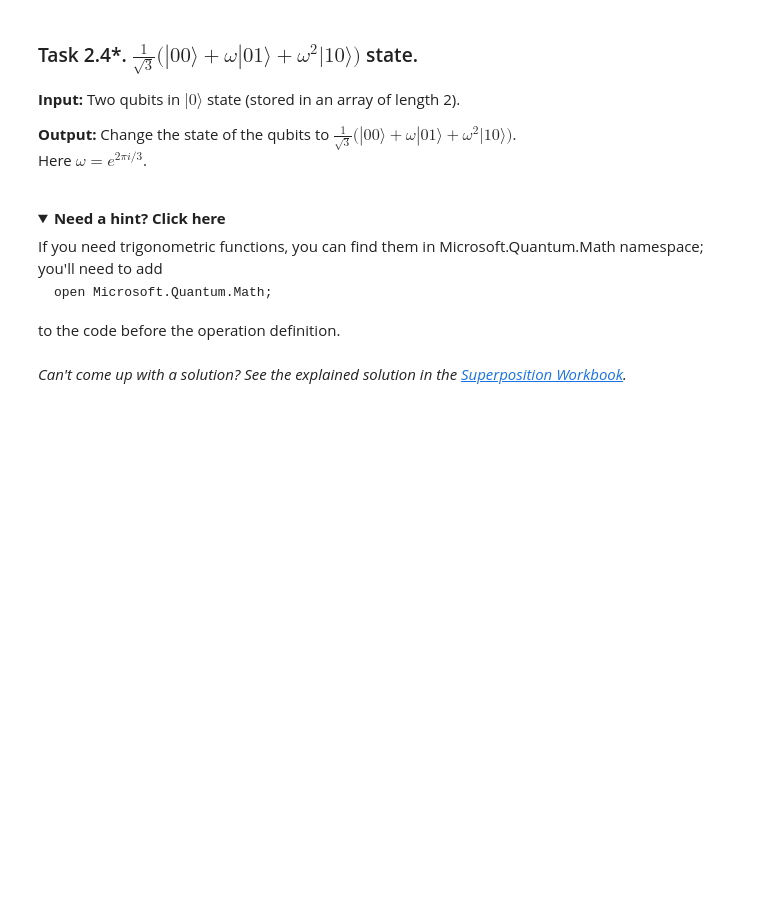
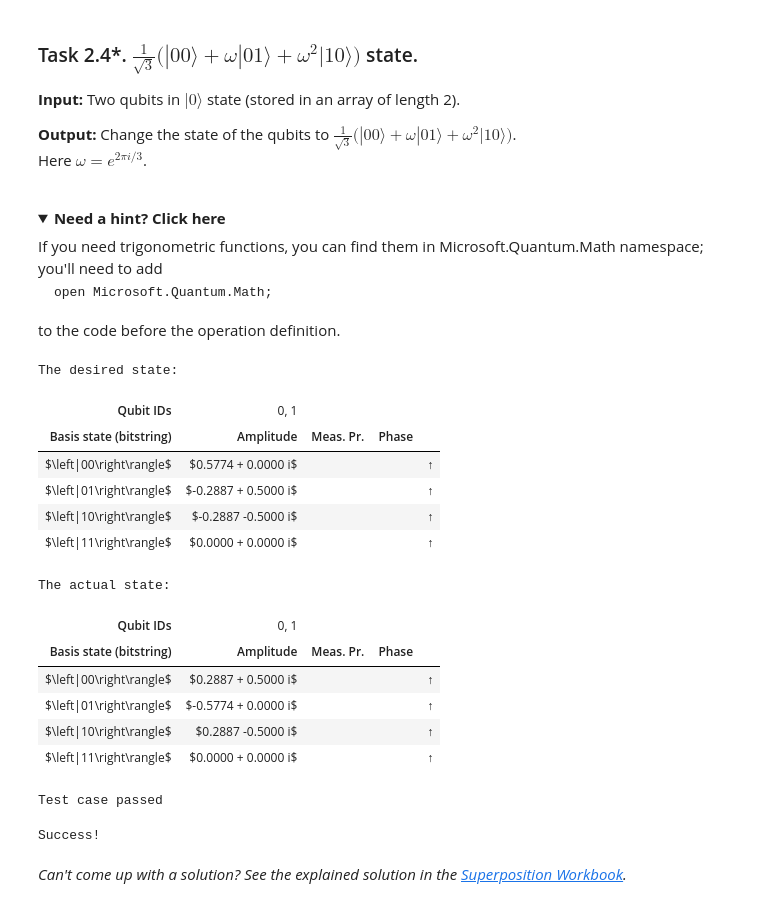
Before and after one commit to ToCkie/QuantumKatas, a Jupyter notebook: Superposition/Superposition.ipynb, the cells around one changed output. Saved outputs shown, nothing was run; the diff lists cells and outputs as text; code cells hidden in the pictures; folded sections open; blank space fills up the shorter version.

```diff
--- a/Superposition/Superposition.ipynb
+++ b/Superposition/Superposition.ipynb
@@ -883,3 +972,30 @@ operation ThreeStates_TwoQubits_Phases (qs : Qubit[]) : Unit {
+# %%
+%kata T204_ThreeStates_TwoQubits_Phases
+open Microsoft.Quantum.Math;
+
+operation ThreeStates_TwoQubits_Phases (qs : Qubit[]) : Unit {
+    // ...
+    ThreeStates_TwoQubits(qs);
+    Rz(PI() * 2.0 / 3.0, qs[1]);
+    Rz(PI() * 4.0 / 3.0, qs[0]);
+}
+# %% [output]
+The desired state:
+| Qubit IDs | 0, 1 |
+| Basis state (bitstring) | Amplitude | Meas. Pr. | Phase |
+| $\left|00\right\rangle$ | $0.5774 + 0.0000 i$ |  |  | ↑ |
+| $\left|01\right\rangle$ | $-0.2887 + 0.5000 i$ |  |  | ↑ |
+| $\left|10\right\rangle$ | $-0.2887 -0.5000 i$ |  |  | ↑ |
+| $\left|11\right\rangle$ | $0.0000 + 0.0000 i$ |  |  | ↑ |
+The actual state:
+| Qubit IDs | 0, 1 |
+| Basis state (bitstring) | Amplitude | Meas. Pr. | Phase |
+| $\left|00\right\rangle$ | $0.2887 + 0.5000 i$ |  |  | ↑ |
+| $\left|01\right\rangle$ | $-0.5774 + 0.0000 i$ |  |  | ↑ |
+| $\left|10\right\rangle$ | $0.2887 -0.5000 i$ |  |  | ↑ |
+| $\left|11\right\rangle$ | $0.0000 + 0.0000 i$ |  |  | ↑ |
+Test case passed
+Success!
 # %% [markdown]
 *Can't come up with a solution? See the explained solution in the [Superposition Workbook](./Workbook_Superposition_Part2.ipynb#three-states-two-qubits-phases).*
 # %% [markdown]
```
Also changed, not shown: parts of 15 cells of this notebook, 6 other files.
